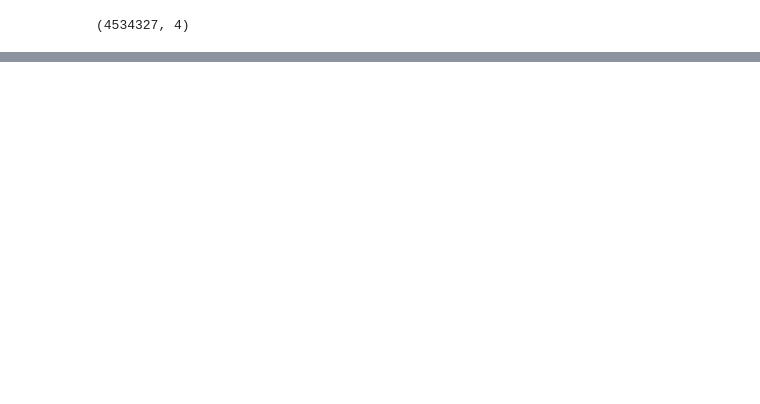
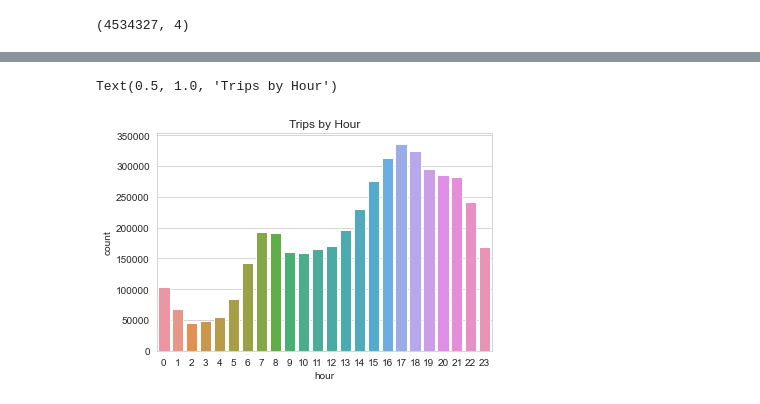
Before and after one commit to benkole01/Uber-Data-Analysis-Project, a Jupyter notebook: uber_data_analysis_project.ipynb, the cells around one changed output, grey strips where cells are left out. Drawn from its saved outputs; the diff is of its cells as text; code cells hidden in the pictures; blank space fills up the shorter version.

```diff
--- a/uber_data_analysis_project.ipynb
+++ b/uber_data_analysis_project.ipynb
@@ -63,0 +187,7 @@ uber_2014_df.shape
+# %%
+# plot trips by hour of the day every month
+sns.countplot('hour', data=uber_2014_df)
+plt.title('Trips by Hour')
+# %% [output]
+Text(0.5, 1.0, 'Trips by Hour')
+[figure, added]
```
Also changed, not shown: parts of 48 cells of this notebook.
